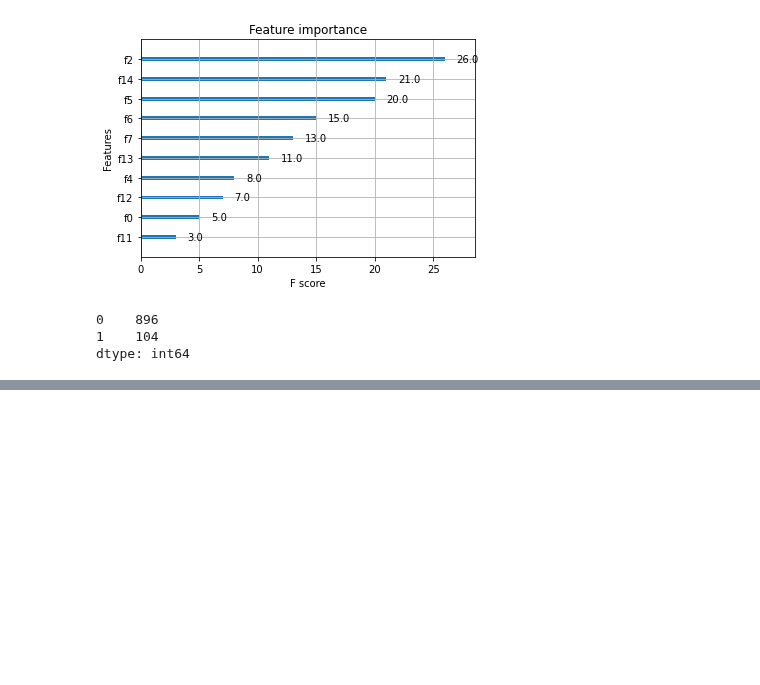
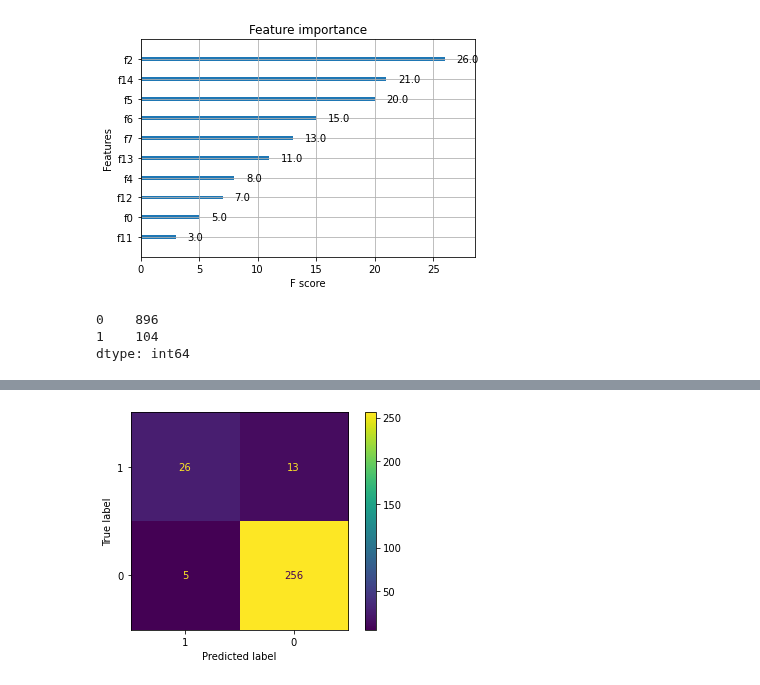
Before and after one commit to Stynic/train_ml_math, a Jupyter notebook: ml/low_level/module_9/notebook_9.ipynb, the cells around one changed output, grey strips where cells are left out. Saved outputs shown, nothing was run; the diff lists cells and outputs as text; code cells hidden in the pictures; blank space fills up the shorter version.

Commit message:
looked how to get balance between class in task of classification with the help of XGBoost
looked how to get balance between class in task of classification with the help of XGBoost

```diff
--- a/ml/low_level/module_9/notebook_9.ipynb
+++ b/ml/low_level/module_9/notebook_9.ipynb
@@ -262,12 +257,37 @@ xgb.plot_importance(xgb_model)
 <AxesSubplot:title={'center':'Feature importance'}, xlabel='F score', ylabel='Features'>
 [figure]
 # %%
-x, y = make_classification(n_samples=1000, n_features=7, n_informative=3, n_redundant=3,
-                           n_classes=2, weights=[.9, .1], random_state=20)
+x, y = make_classification(n_samples=1000, n_features=7,
+                           n_informative=3, n_redundant=3,
+                           n_classes=2, weights=[.9, .1],
+                           random_state=20)
 features = pd.DataFrame(x)
 targets = pd.DataFrame(y)
+x_train, x_test, y_train, y_test = train_test_split(x, y,
+                                                    test_size=0.3,
+                                                    random_state=20)
 print(targets.value_counts())
 # %% [output]
 0    896
 1    104
 dtype: int64
+# %%
+import xgboost as xgb
+from sklearn.metrics import confusion_matrix, precision_score, recall_score
+from sklearn.metrics import ConfusionMatrixDisplay
+
+dtrain = xgb.DMatrix(x_train, y_train)
+dtest = xgb.DMatrix(x_test, y_test)
+params = {'objective': 'binary:logistic',
+          'max_depth': 3,
+          'eta': 1}
+num_rounds = 10
+evals = [(dtrain, 'train'), (dtest, 'test')]
+xgb_model = xgb.train(params, dtrain, num_rounds,evals=evals)
+
+print('\n')
+predicted = xgb_model.predict(dtest) > 0.5
+cm = confusion_matrix(y_test, predicted, labels=[1, 0], )
+print(cm)
+print('precision: ', precision_score(y_test, predicted))
+print('recall: ', recall_score(y_test, predicted))
@@ -273,0 +311,7 @@ dtype: int64
+# %%
+disp = ConfusionMatrixDisplay(confusion_matrix=cm,
+                                 display_labels=[1, 0])
+disp.plot()
+plt.show()
+# %% [output]
+[figure, added]
```
Also changed, not shown: parts of 9 cells of this notebook.
